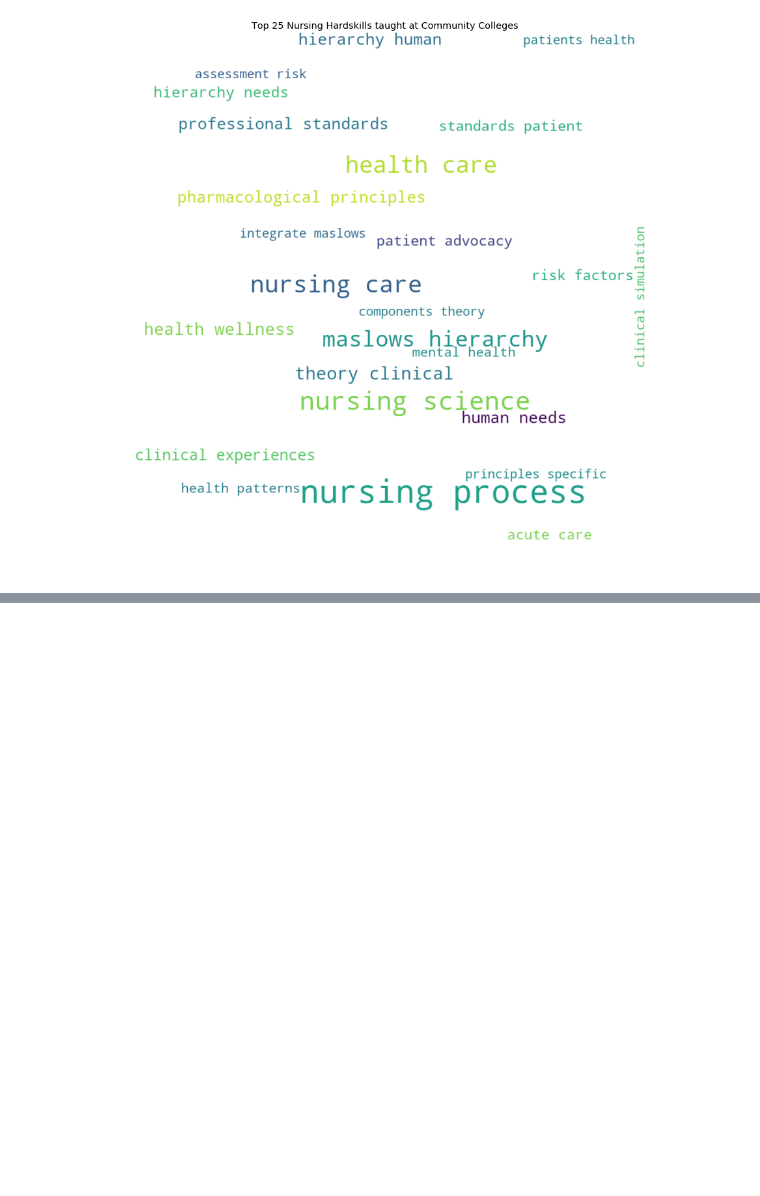
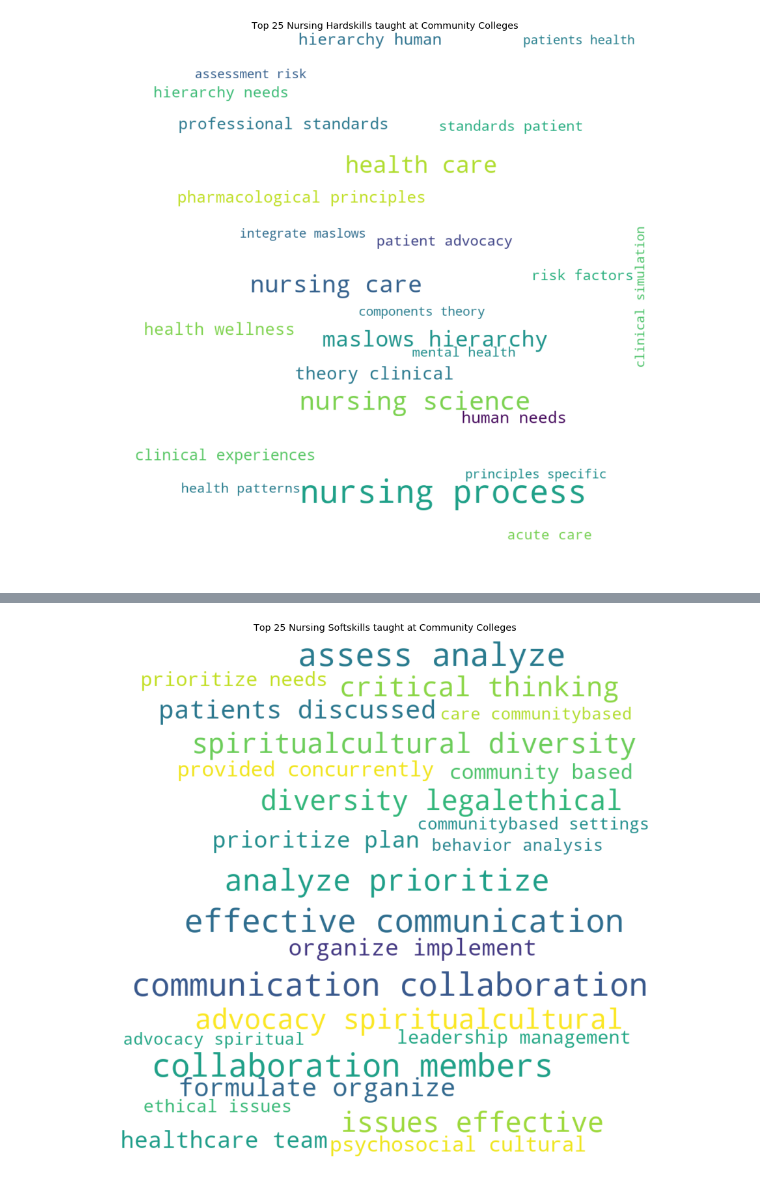
Before and after one commit to CityOfLosAngeles/Data-Angels, a Jupyter notebook: Fall 2018 Projects/Supply_and_Demand_of_Jobs/Code/Nursing_course_wordcloud.ipynb, the cells around one changed output, grey strips where cells are left out. Cells and saved outputs as stored; diff of their text form; code cells hidden in the pictures; blank space fills up the shorter version.

```diff
--- a/Fall 2018 Projects/Supply_and_Demand_of_Jobs/Code/Nursing_course_wordcloud.ipynb
+++ b/Fall 2018 Projects/Supply_and_Demand_of_Jobs/Code/Nursing_course_wordcloud.ipynb
@@ -148,0 +179,2 @@ plt.savefig('Nursing_hardskills_top_25_supply_side.png', bbox_inches='tight')
+# %%
+df_softskills_25 = df_softskills.head(25)
@@ -148,0 +197,16 @@ plt.savefig('Nursing_hardskills_top_25_supply_side.png', bbox_inches='tight')
+# %%
+word_dict_hs_25=pd.Series(df_softskills_25.Frequency.values,index=df_softskills_25.Bigram).to_dict()
+# %%
+wordCloud_hs_25 = WordCloud(max_font_size=60,
+                      background_color='white',
+                      width = 1000,
+                      height = 1000)
+
+wordCloud_hs_25.generate_from_frequencies(word_dict_hs_25)
+plt.figure( figsize=(30,15) )
+plt.imshow(wordCloud_hs_25, interpolation = 'bilinear')
+plt.axis('off')
+plt.title('Top 25 Nursing Softskills taught at Community Colleges')
+plt.savefig('Nursing_Softskills_top_25_supply_side.png', bbox_inches='tight')
+# %% [output]
+[figure, added]
```
Also changed, not shown: parts of 7 cells of this notebook, 3 other files.
